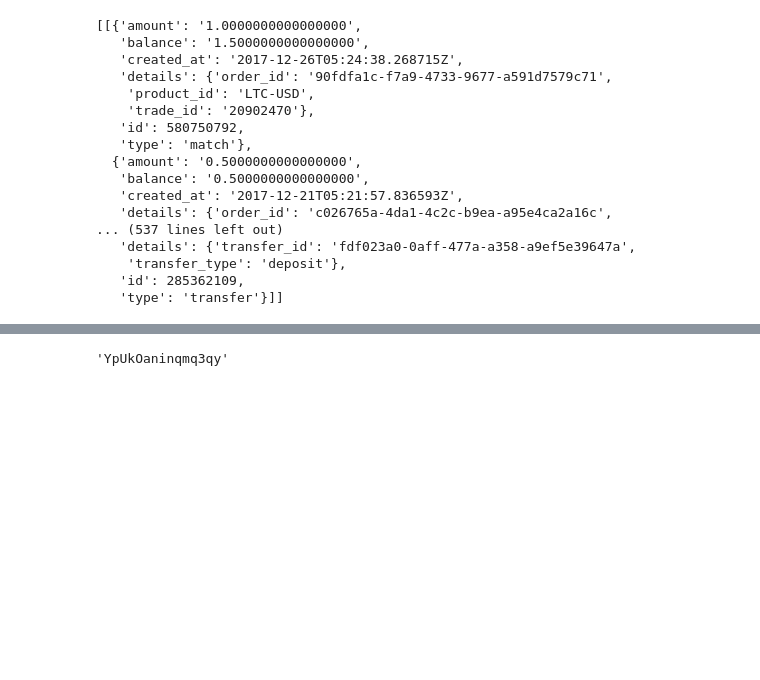
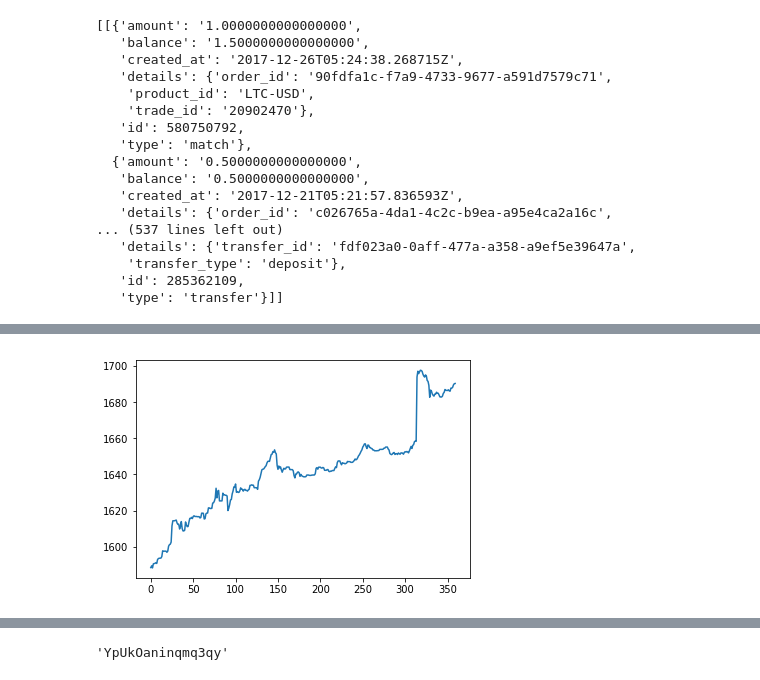
Before and after one commit to sxu1671/coin_info, a Jupyter notebook: getgains.ipynb, the cells around one changed output, grey strips where cells are left out. Saved outputs shown, nothing was run; the diff lists cells and outputs as text; code cells hidden in the pictures; blank space fills up the shorter version.

```diff
--- a/getgains.ipynb
+++ b/getgains.ipynb
@@ -569,3 +513,8 @@ numpy.datetime64('2017-09-16T05:38:08.130303000')
+# %%
+plt.plot(price_overnight)
+plt.show()
+# %% [output]
+[figure, added]
 # %%
 coinbase_input = open("APIKeyCoinbase.txt", "r")
 codes = coinbase_input.readlines()
```
Also changed, not shown: parts of 36 cells of this notebook.
